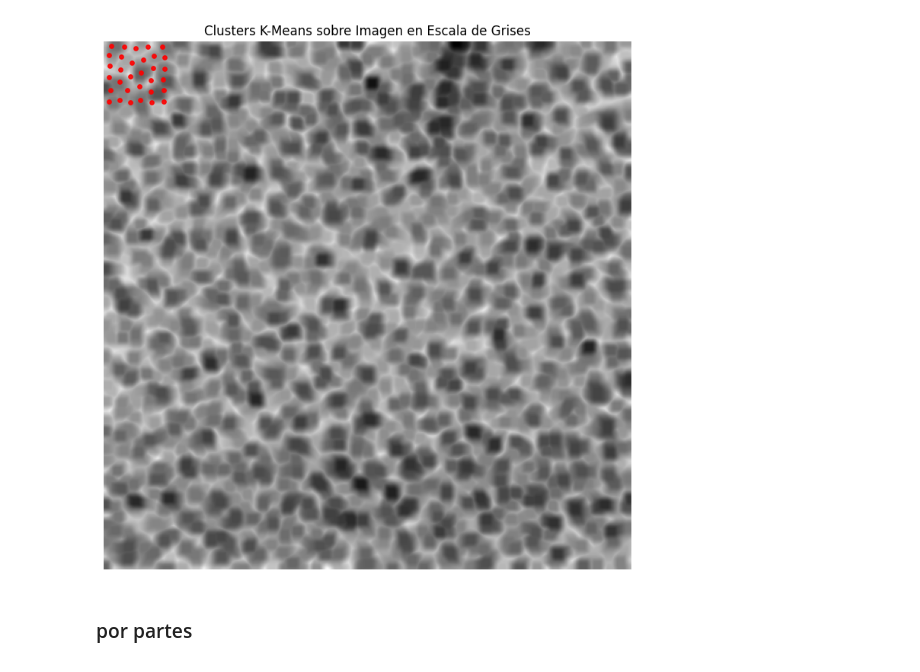
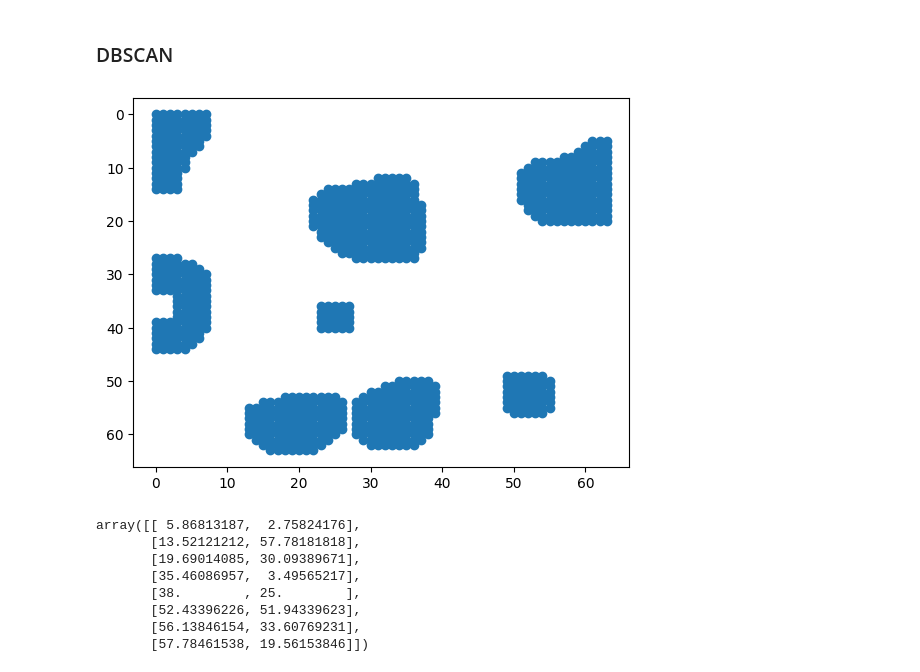
Before and after one commit to Jojo3235/tratamiento-imagense, a Jupyter notebook: Tratamiento de imagenes biomedicas/proyecto/practica.ipynb, the cells around one changed output. Cells and saved outputs as stored; diff of their text form; code cells hidden in the pictures.

```diff
--- a/Tratamiento de imagenes biomedicas/proyecto/practica.ipynb
+++ b/Tratamiento de imagenes biomedicas/proyecto/practica.ipynb
@@ -350,37 +188,10 @@ kmeans = KMeans(n_clusters=32).fit(data_img_clustering_mini)
-# %%
-# 1. Separar las coordenadas x e y desde la lista de tuplas
-labels = kmeans.labels_
-
-coords = np.array(data_img_clustering)
-x = coords[:, 0]
-y = coords[:, 1]
-
-centroids = kmeans.cluster_centers_
-cx = centroids[:,0]
-cy = centroids[:,1]
-
-# 2. Configurar el gráfico
-plt.figure(figsize=(9, 9))
-
-# Mostrar la imagen base en escala de grises
-# (ajusta el nombre de tu variable si no se llama 'imagen')
-plt.imshow(min_img, cmap="gray")
-
-# Superponer los puntos con colores por cluster
-plt.scatter(
-    cx,
-    cy,
-    c="red",
-    # cmap="nipy_spectral",  # Paleta con alta variación para 256 grupos
-    s=15,  # Tamaño de los puntos
-    alpha=0.9,
-    marker="o"
-)
-
-plt.title("Clusters K-Means sobre Imagen en Escala de Grises")
-plt.axis("off")  # Oculta los ejes numéricos
-plt.show()
-# %% [output]
-[figure, removed]
-# %% [markdown]
-### por partes
+# %% [markdown]
+### DBSCAN
+# %%
+prueba = np.array(otro_dict["00"])
+
+plt.scatter(prueba[:, 1], prueba[:, 0])
+plt.gca().invert_yaxis()
+plt.show()
+# %% [output]
+[figure, added]
@@ -386,0 +223,11 @@ plt.show()
+# %%
+centros["00"]
+# %% [output]
+array([[ 5.86813187,  2.75824176],
+       [13.52121212, 57.78181818],
+       [19.69014085, 30.09389671],
+       [35.46086957,  3.49565217],
+       [38.        , 25.        ],
+       [52.43396226, 51.94339623],
+       [56.13846154, 33.60769231],
+       [57.78461538, 19.56153846]])
```
Also changed, not shown: parts of 25 cells of this notebook.
